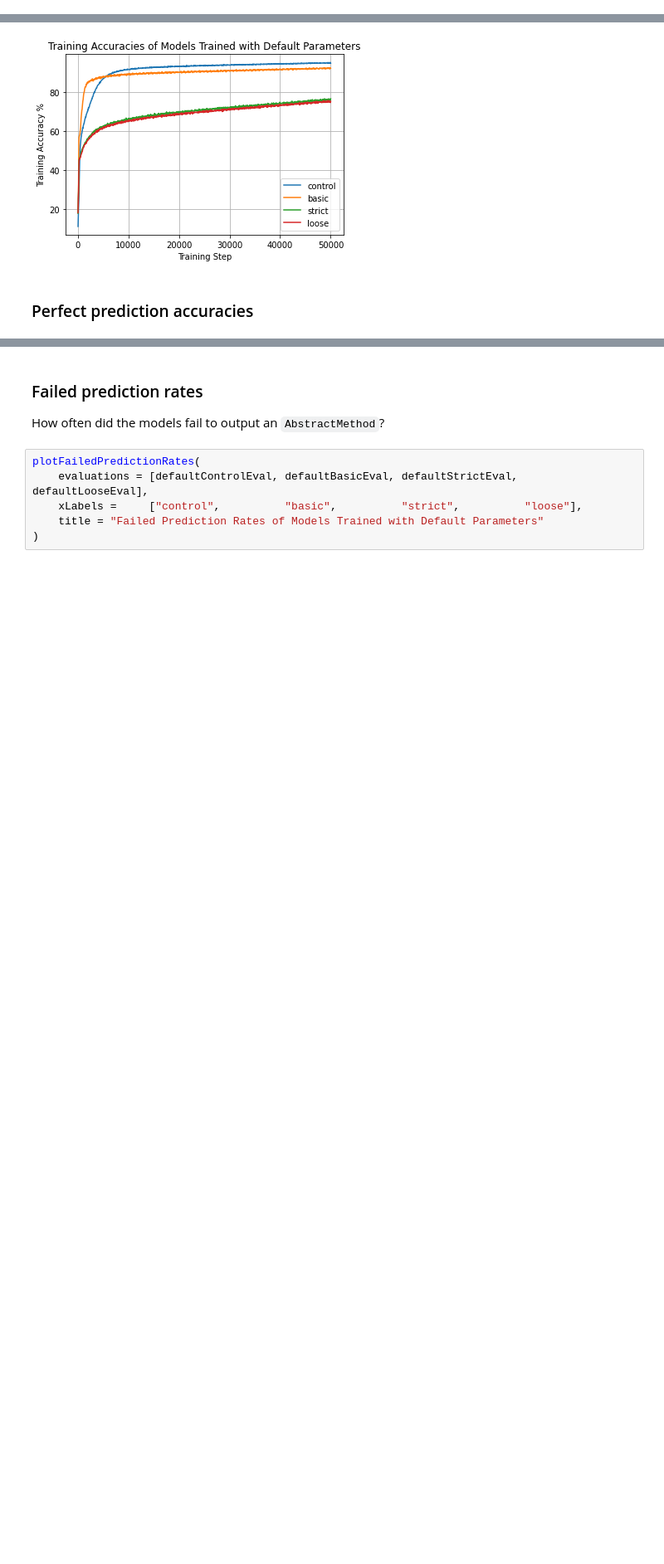
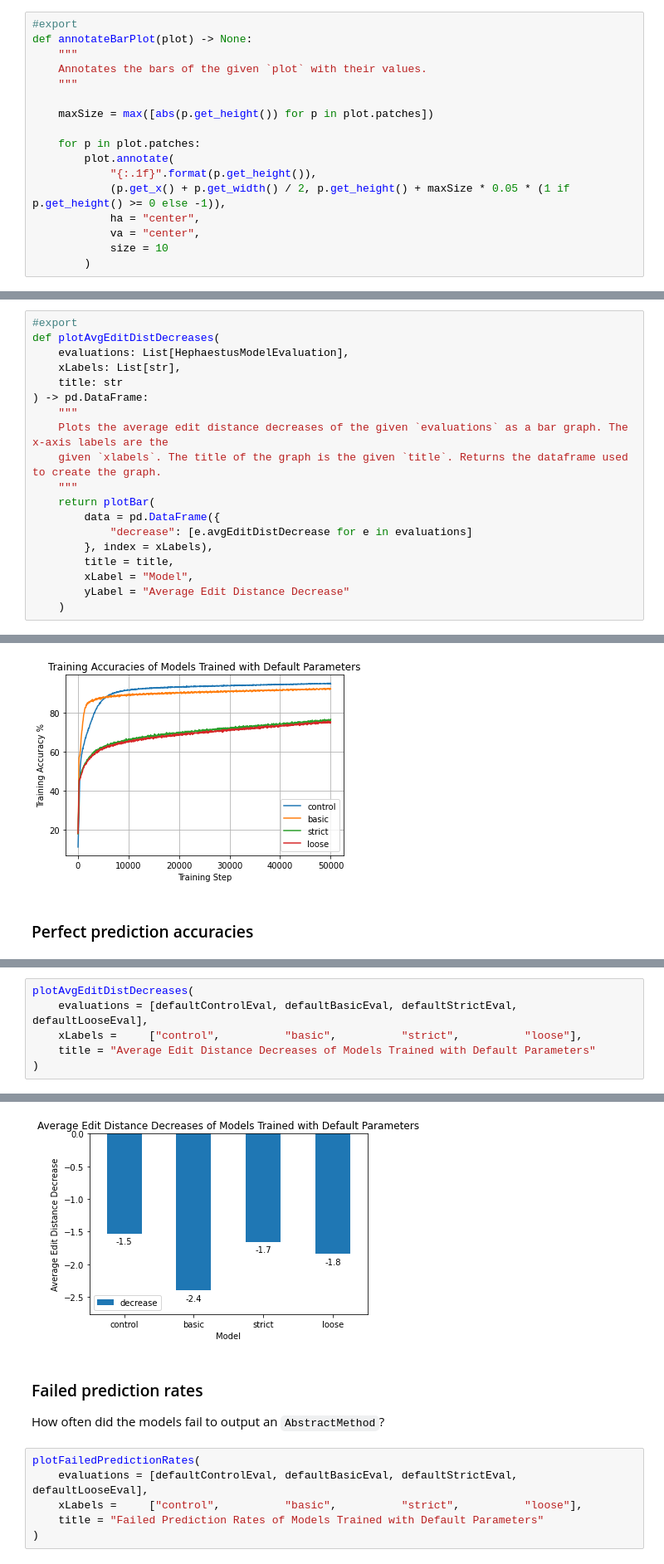
Before and after one commit to WM-SEMERU/hephaestus, a Jupyter notebook: nbs/07_Experiment.ipynb, the cells around one changed output, grey strips where cells are left out. Shown at 83% size. Drawn from its saved outputs; the diff is of its cells as text; blank space fills up the shorter version.

```diff
--- a/nbs/07_Experiment.ipynb
+++ b/nbs/07_Experiment.ipynb
@@ -83,3 +96,20 @@ class HephaestusModelEvaluation:
         self.trainingStats = model.getTrainingStats()
 # %% [markdown]
 ## Helper functions
+# %%
+#export
+def annotateBarPlot(plot) -> None:
+    """
+    Annotates the bars of the given `plot` with their values.
+    """
+
+    maxSize = max([abs(p.get_height()) for p in plot.patches])
+
+    for p in plot.patches:
+        plot.annotate(
+            "{:.1f}".format(p.get_height()),
+            (p.get_x() + p.get_width() / 2, p.get_height() + maxSize * 0.05 * (1 if p.get_height() >= 0 else -1)),
+            ha = "center",
+            va = "center",
+            size = 10
+        )
@@ -186,0 +214,19 @@ def plotAllPerfectPredictionAccuracies(
+# %%
+#export
+def plotAvgEditDistDecreases(
+    evaluations: List[HephaestusModelEvaluation],
+    xLabels: List[str],
+    title: str
+) -> pd.DataFrame:
+    """
+    Plots the average edit distance decreases of the given `evaluations` as a bar graph. The x-axis labels are the
+    given `xlabels`. The title of the graph is the given `title`. Returns the dataframe used to create the graph.
+    """
+    return plotBar(
+        data = pd.DataFrame({
+            "decrease": [e.avgEditDistDecrease for e in evaluations]
+        }, index = xLabels),
+        title = title,
+        xLabel = "Model",
+        yLabel = "Average Edit Distance Decrease"
+    )
@@ -306,0 +356,7 @@ plotPerfectPredictionAccuracies(
+# %%
+plotAvgEditDistDecreases(
+    evaluations = [defaultControlEval, defaultBasicEval, defaultStrictEval, defaultLooseEval],
+    xLabels =     ["control",          "basic",          "strict",          "loose"],
+    title = "Average Edit Distance Decreases of Models Trained with Default Parameters"
+)
+# %% [output]
@@ -307,3 +368,4 @@ plotPerfectPredictionAccuracies(
+[figure, added]
 # %% [markdown]
 ### Failed prediction rates
 
```
Also changed, not shown: parts of 69 cells of this notebook, 6 other files.
